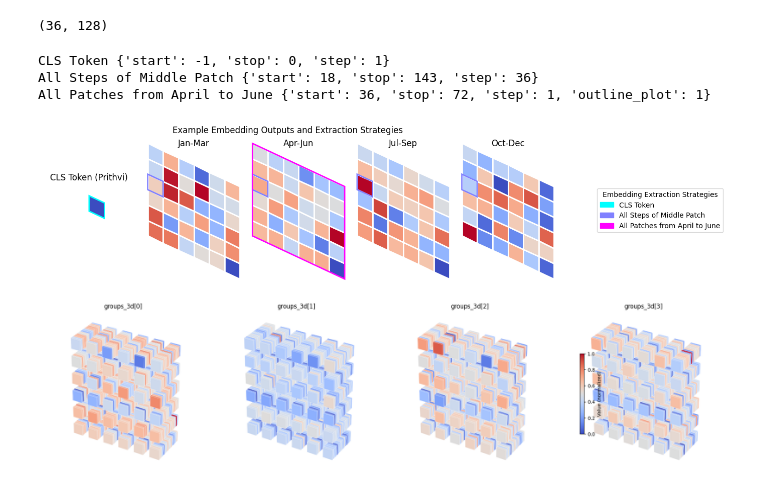
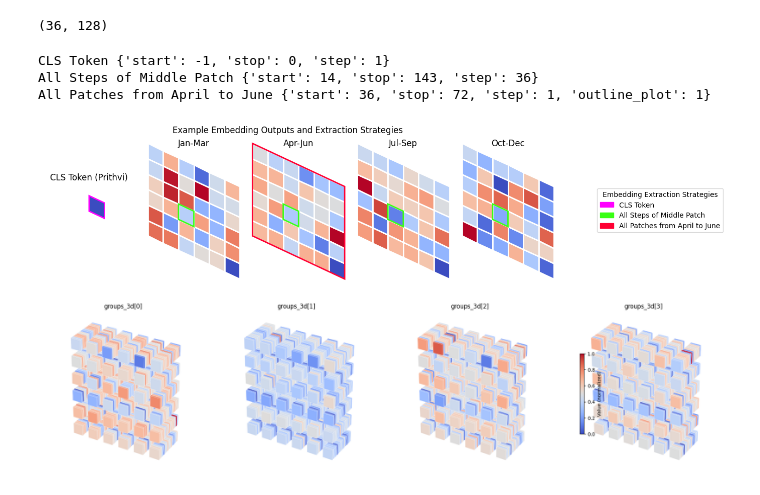
Before and after one commit to ClarkCGA/gelos, a Jupyter notebook: notebooks/02_dwg_generateembeddings.ipynb, the cells around one changed output. Cells and saved outputs as stored; diff of their text form; code cells hidden in the pictures.

```diff
--- a/notebooks/02_dwg_generateembeddings.ipynb
+++ b/notebooks/02_dwg_generateembeddings.ipynb
@@ -178,6 +181,13 @@ groups_3d = [patch_tokens_sample[i : i + n_per_grid] for i in range(start_index,
 groups_3d[0].shape
 # %% [output]
 (36, 128)
+# %%
+from matplotlib.colors import ListedColormap
+neon_colors = ['#FF00FF', '#39FF14', '#FF0033']
+
+# Create a custom colormap from the list of colors
+# N specifies the number of color quantization levels for a smoother gradient
+custom_neon_cmap = ListedColormap(neon_colors, name='custom_neon')
 # %%
 
 grid_side = int(np.ceil(np.sqrt(n_per_grid)))
@@ -211,7 +221,8 @@ for extraction_strategy, slice_args in yaml_config['embedding_extraction_strateg
     if highlight_spec["start"] < 0:
         cls_first_patch_highlights.append(extraction_strategy)
     print(extraction_strategy, highlight_spec)
-cmap = plt.get_cmap("cool", max(len(highlight_dict), 1))
+# cmap = plt.get_cmap("cool", max(len(highlight_dict), 1))
+cmap = ListedColormap(neon_colors, name='custom_neon')
 for idx, (name, spec) in enumerate(highlight_dict.items()):
     spec["color"] = cmap(idx)
 
@@ -277,35 +288,35 @@ for idx, group_values in enumerate(groups):
     for outline_color in outline_map.get(idx, []):
         outline = patches.Rectangle((0, 0), grid_side, grid_side, fill=False, edgecolor=outline_color, linewidth=2,
                                     transform=skew_base + ax.transData, clip_on=False)
         ax.add_patch(outline)
     ax.set_title(f'{date_ranges[idx]}', y=0.95)
     ax.set_xticks([])
     ax.set_yticks([])
     ax.set_aspect('equal')
     for spine in ax.spines.values():
         spine.set_visible(False)
 
 for ax in axes_flat[group_count + 1:]:
     ax.axis('off')
 
 fig.subplots_adjust(wspace=-0.60, hspace=-0.60)
 if legend_patches:
     fig.legend(
         handles=legend_patches,
         loc="center right",
         bbox_to_anchor=(1, 0.5),
         # ncol=max(len(legend_patches), 1),
         title="Embedding Extraction Strategies"
     )
 plt.suptitle("Example Embedding Outputs and Extraction Strategies")
 fig.canvas.draw()
 plt.savefig(figures_dir / "example_embedding_outputs.png", dpi=300, bbox_inches="tight", transparent=True)
 plt.show()
 # %% [output]
 CLS Token {'start': -1, 'stop': 0, 'step': 1}
-All Steps of Middle Patch {'start': 18, 'stop': 143, 'step': 36}
+All Steps of Middle Patch {'start': 14, 'stop': 143, 'step': 36}
 All Patches from April to June {'start': 36, 'stop': 72, 'step': 1, 'outline_plot': 1}
-[figure, old version]
+[figure, new version]
 # %%
 # Visualize all groups as spaced voxels in a single figure
 def explode_mask(data):
```
Also changed, not shown: parts of 2 cells of this notebook, 4 other files.
